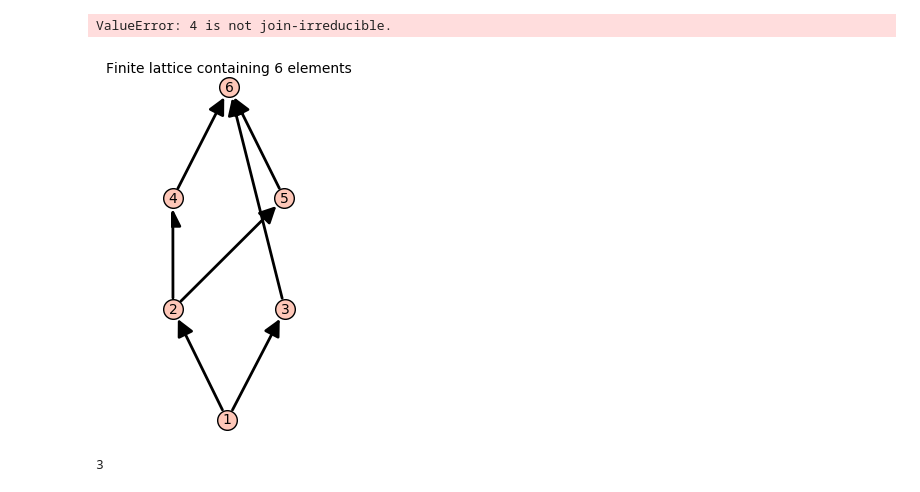
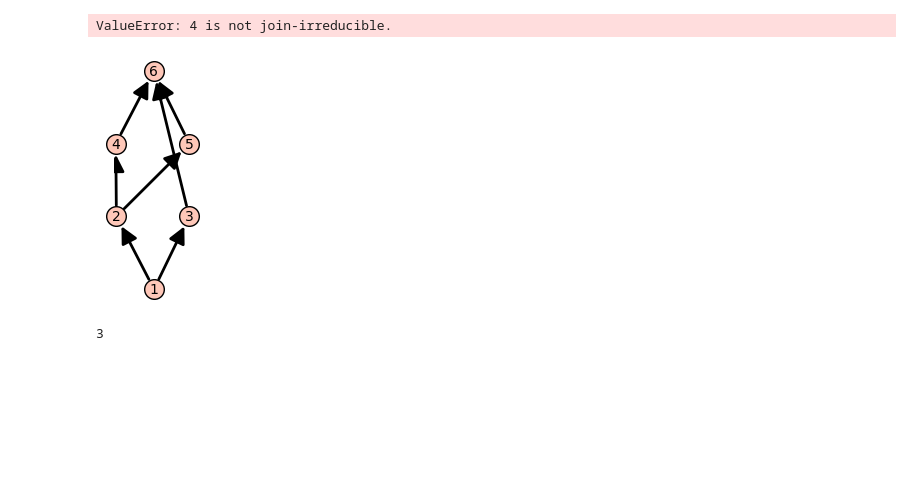
Before and after one commit to haruhisa-enomoto/kappa-map-for-lattices, a Jupyter notebook: Manual.ipynb, the cells around one changed output. Cells and saved outputs as stored; diff of their text form; code cells hidden in the pictures; blank space fills up the shorter version.

```diff
--- a/Manual.ipynb
+++ b/Manual.ipynb
@@ -74,9 +74,9 @@ L.kappa(4)
 ValueError: 4 is not join-irreducible.
 # %%
 L_new = LatticePoset({1: [2, 3], 2: [4, 5], 3: [6], 4: [6], 5: [6]})
-L_new
+L_new.plot(figsize = 4)
 # %% [output]
-[figure, old version]
+[figure, new version]
 # %%
 L_new.kappa(2)
 # %% [output]
```
Also changed, not shown: parts of 2 cells of this notebook, 3 other files.
